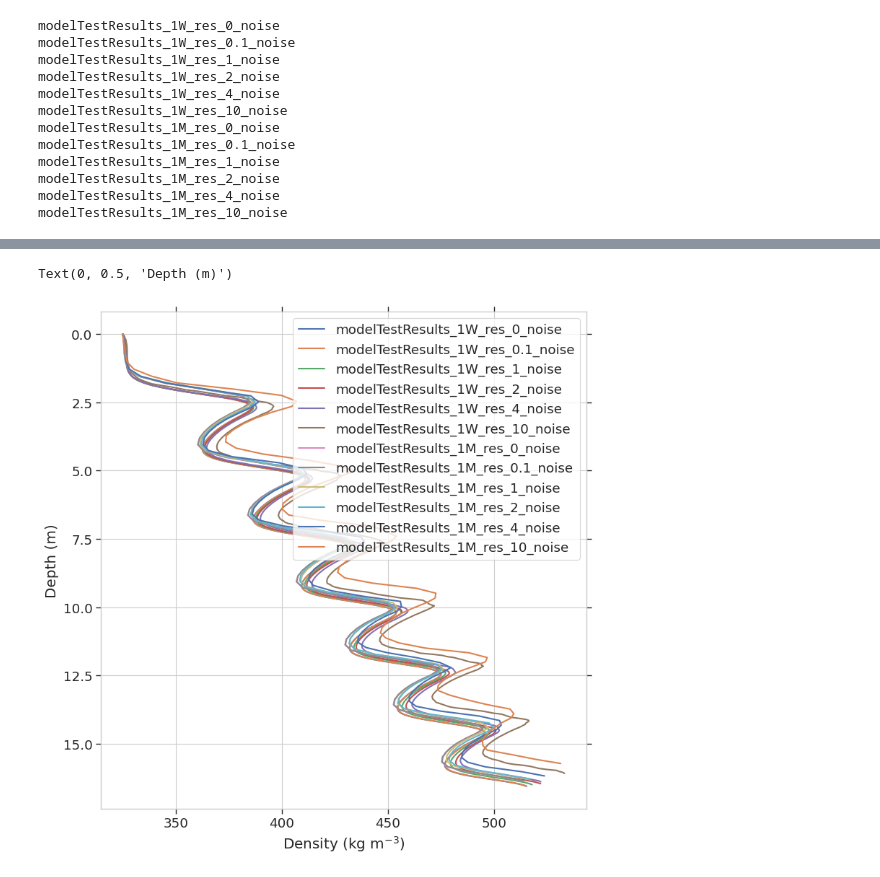
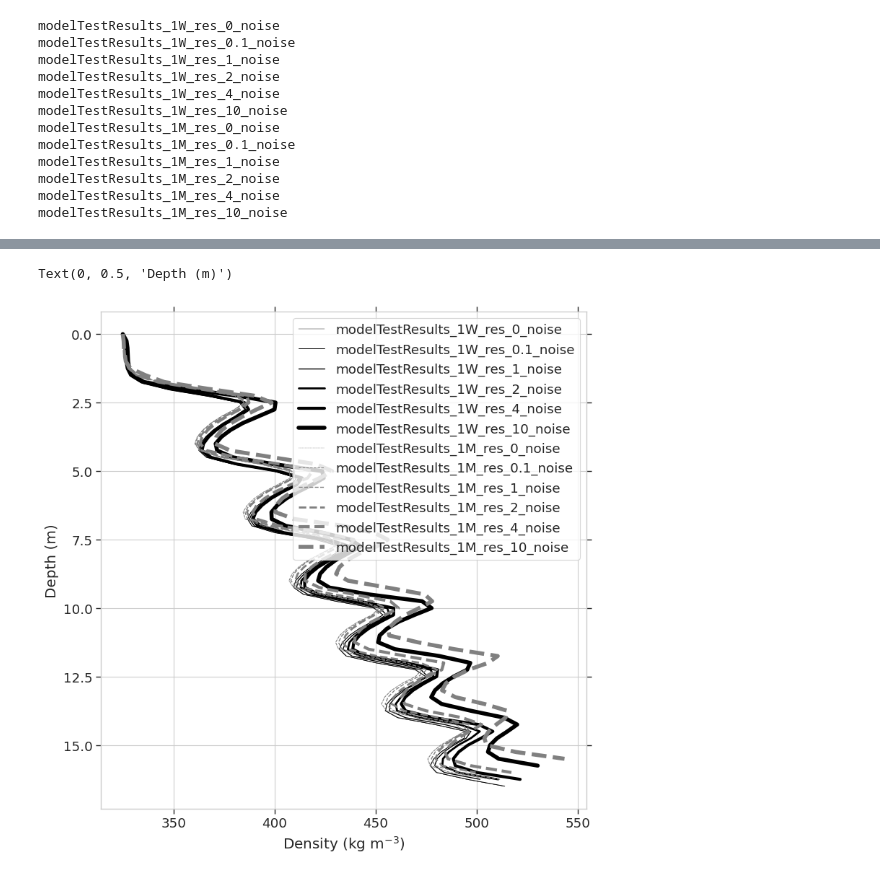
Before and after one commit to UWGlaciology/CommunityFirnModel, a Jupyter notebook: CFM_main/rnb_20240315_mst_Tskin_testruns_CFMiso.ipynb, the cells around one changed output, grey strips where cells are left out. Drawn from its saved outputs; the diff is of its cells as text; code cells hidden in the pictures.

```diff
--- a/CFM_main/rnb_20240315_mst_Tskin_testruns_CFMiso.ipynb
+++ b/CFM_main/rnb_20240315_mst_Tskin_testruns_CFMiso.ipynb
@@ -176,7 +182,7 @@ dfExpDict = dict(zip(listRes,[inputDF_week, inputDF_month]))
 # %% [markdown]
 ### Set CFM configuration
 # %%
-
+os.chdir(cwdIpynb)
 
 ### NOTE: 22 March 2024 -- get this json file to be more reactive to the input parameters and file names generated below
 
@@ -238,7 +244,7 @@ def makejson(ipd,opd):
     "D_surf": 1.0,
     "bdot_type": "mean",
     "bdot_type_options": ["instant","mean","stress"],
-    "grid_outputs": false,
+    "grid_outputs": True,
     "grid_output_res": 0.25,
     "isoDiff": true,
     "iso": ["d18O","dD"],
@@ -664,13 +654,10 @@ for fs in fns:
                 # The first row in each of the model outputs is the initial condition, so we don't want that (i.e. start by using the data in 2nd row)
                 # The first column is the time step. So, we use index [1:,1:] on most of the variables to get just the data we want.
                 rd[fs]['model_time'] = fn['density'][1:,0] # the first column of the density data is the model time step.
-                rd[fs]['depth'] = fn['depth'][1:,1:] # Put the depth data into a numpy array
+                rd[fs]['depth'] = fn['depth'][1:] # Put the depth data into a numpy array
                 rd[fs]['density'] = fn['density'][1:,1:] # Put the density data into an array
                 rd[fs]['temperature'] = fn['temperature'][1:,1:]
-                rd[fs]['sig2_d18O'] = fn['iso_sig2_d18O'][1:,1:]
-                rd[fs]['sig2_dD'] = fn['iso_sig2_dD'][1:,1:]
-                rd[fs]['isotopes_d18O'] = fn['isotopes_d18O'][1:,1:]
-                rd[fs]['isotopes_dD'] = fn['isotopes_dD'][1:,1:]
+
                 # rd[rt]['DIP'] = fn['DIP'][1:,1:]
 # %% [output]
 modelTestResults_1W_res_0_noise
@@ -688,16 +689,35 @@ modelTestResults_1M_res_10_noise
 # %%
 ### Plot depth/density
 # this is the density profile at the last time
+
+lineStyDict = {'W': 'solid','M': 'dashed'}
+
+listNoise = ['_0_','_0.1_','_1_','_2_','_4_','_10_']
+lineThickDict = dict(zip(listNoise,[0.3,0.7,1,2,3,4]))
 
 # make dictionary of plot line types that transitions smoothly between things, and differentiates between W and M
 
 f1,a1=plt.subplots(figsize=(8,8))
 for rt in fns:
-    a1.plot(rd[rt]['density'][-1,:],rd[rt]['depth'][-1,:],label=rt)
+
+    # set line style by resolution
+    if 'W' in rt:
+        ls = lineStyDict['W']
+        cl = 'black'
+    else:
+        ls = lineStyDict['M']
+        cl = 'grey'
+
+    # set line width by the noise
+    for n in listNoise:
+        if n in rt:
+            lw = lineThickDict[n]
+
+    a1.plot(rd[rt]['density'][-1,:],rd[rt]['depth'],label=rt, linestyle = ls, linewidth = lw,color = cl)
 a1.invert_yaxis()
 a1.legend()
 a1.set_xlabel('Density (kg m$^{-3}$)')
 a1.set_ylabel('Depth (m)')
 # %% [output]
 Text(0, 0.5, 'Depth (m)')
-[figure, old version]
+[figure, new version]
```
Also changed, not shown: parts of 14 cells of this notebook, 39 other files.
